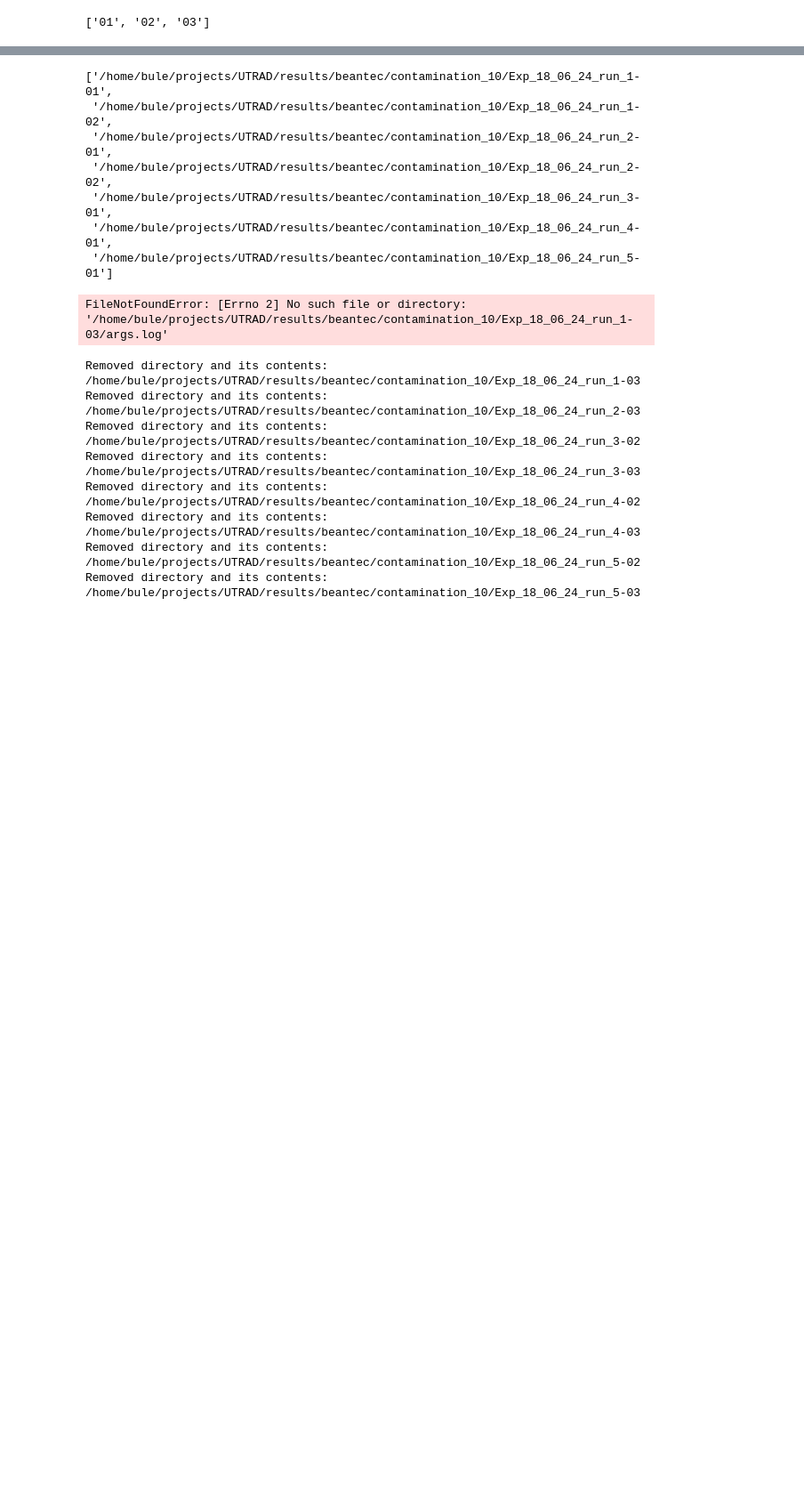
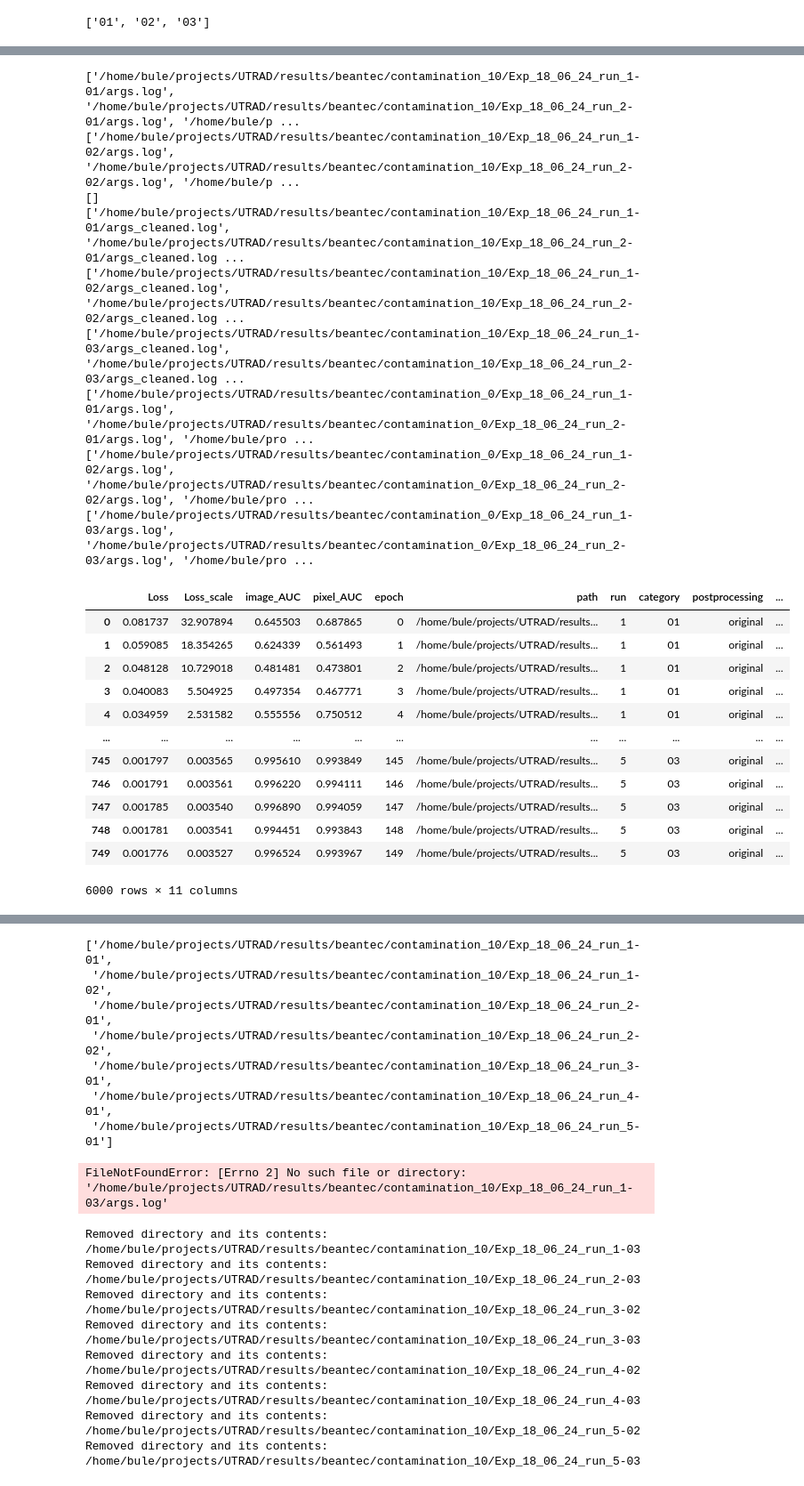
Before and after one commit to buehlpa/UTRAD, a Jupyter notebook: inspect_training_val_beantec.ipynb, the cells around one changed output, grey strips where cells are left out. Shown at 89% size. Drawn from its saved outputs; the diff is of its cells as text; code cells hidden in the pictures; blank space fills up the shorter version.

```diff
--- a/inspect_training_val_beantec.ipynb
+++ b/inspect_training_val_beantec.ipynb
@@ -168,0 +169,68 @@ plt.show()
+# %%
+def read_all_log_info(root= '/home/bule/projects/UTRAD/results/mvtec/',log='args.log',exp_name= "Exp_07_06",contamination='10',setting='contaminated',run_range= np.arange(1,6),postprocessing='original',CONFIG_PATH='/home/bule/projects/UTRAD/configurations/mvtec.json'):
+
+    if log=='args_cleaned.log' and contamination=='10' and setting=='contaminated':
+        raise ValueError('This function is not intended for cleaned logs with contamination 10 , setting should be clean_reduced')
+
+    root=os.path.join(root, f'contamination_{contamination}')
+    with open(CONFIG_PATH, 'r') as file:
+        conf = json.load(file)
+
+    category_list= list(conf['anomaly_categories'].keys())
+    res_df=[]
+    for category in category_list:
+        logfile_paths= []
+        runs=[]
+        logfile_path_names=[]
+        for run in run_range:
+
+            logfile_path= os.path.join(root, f'{exp_name}_run_{run}-{str(category)}', log)
+            if os.path.exists(logfile_path):
+                if len(read_training_scores(logfile_path)['Loss'] )==150:
+                    logfile_paths.append(logfile_path)
+                    logfile_path_names.extend([logfile_path]*150)
+                    runs.extend([run]*150)
+        print(logfile_paths)
+        if len(logfile_paths)==0:
+            continue
+        else:
+            allrows_df=all_results_conc(logfile_paths)
+            allrows_df['path']=logfile_path_names
+            allrows_df['run']=runs
+            allrows_df['category']= [category]*len(allrows_df)
+            allrows_df['postprocessing']= [postprocessing]*len(allrows_df)
+            allrows_df['contamination']= [contamination]*len(allrows_df)
+            allrows_df['setting']= [setting]*len(allrows_df)
+            res_df.append(allrows_df)
+
+    return  pd.concat(res_df)
+
+allrows_df_end_cont=         read_all_log_info(root= '/home/bule/projects/UTRAD/results/beantec/',log='args.log',exp_name= "Exp_18_06_24",contamination='10',setting='contaminated',run_range= np.arange(1,6),postprocessing='original',CONFIG_PATH='/home/bule/projects/UTRAD/configurations/beantec.json')
+allrows_df_end_clean_reduced=read_all_log_info(root= '/home/bule/projects/UTRAD/results/beantec/',log='args_cleaned.log',exp_name= "Exp_18_06_24",contamination='10',setting='clean_reduced',run_range= np.arange(1,6),postprocessing='original',CONFIG_PATH='/home/bule/projects/UTRAD/configurations/beantec.json')
+allrows_df_end_clean=        read_all_log_info(root= '/home/bule/projects/UTRAD/results/beantec/',log='args.log',exp_name= "Exp_18_06_24",contamination='0',setting='clean',run_range= np.arange(1,6),postprocessing='original',CONFIG_PATH='/home/bule/projects/UTRAD/configurations/beantec.json')
+
+allres=pd.concat([allrows_df_end_cont,allrows_df_end_clean_reduced,allrows_df_end_clean])
+allres
+# %% [output]
+['/home/bule/projects/UTRAD/results/beantec/contamination_10/Exp_18_06_24_run_1-01/args.log', '/home/bule/projects/UTRAD/results/beantec/contamination_10/Exp_18_06_24_run_2-01/args.log', '/home/bule/p ...
+['/home/bule/projects/UTRAD/results/beantec/contamination_10/Exp_18_06_24_run_1-02/args.log', '/home/bule/projects/UTRAD/results/beantec/contamination_10/Exp_18_06_24_run_2-02/args.log', '/home/bule/p ...
+[]
+['/home/bule/projects/UTRAD/results/beantec/contamination_10/Exp_18_06_24_run_1-01/args_cleaned.log', '/home/bule/projects/UTRAD/results/beantec/contamination_10/Exp_18_06_24_run_2-01/args_cleaned.log ...
+['/home/bule/projects/UTRAD/results/beantec/contamination_10/Exp_18_06_24_run_1-02/args_cleaned.log', '/home/bule/projects/UTRAD/results/beantec/contamination_10/Exp_18_06_24_run_2-02/args_cleaned.log ...
+['/home/bule/projects/UTRAD/results/beantec/contamination_10/Exp_18_06_24_run_1-03/args_cleaned.log', '/home/bule/projects/UTRAD/results/beantec/contamination_10/Exp_18_06_24_run_2-03/args_cleaned.log ...
+['/home/bule/projects/UTRAD/results/beantec/contamination_0/Exp_18_06_24_run_1-01/args.log', '/home/bule/projects/UTRAD/results/beantec/contamination_0/Exp_18_06_24_run_2-01/args.log', '/home/bule/pro ...
+['/home/bule/projects/UTRAD/results/beantec/contamination_0/Exp_18_06_24_run_1-02/args.log', '/home/bule/projects/UTRAD/results/beantec/contamination_0/Exp_18_06_24_run_2-02/args.log', '/home/bule/pro ...
+['/home/bule/projects/UTRAD/results/beantec/contamination_0/Exp_18_06_24_run_1-03/args.log', '/home/bule/projects/UTRAD/results/beantec/contamination_0/Exp_18_06_24_run_2-03/args.log', '/home/bule/pro ...
+|  | Loss | Loss_scale | image_AUC | pixel_AUC | epoch | path | run | category | postprocessing | ... |
+| 0 | 0.081737 | 32.907894 | 0.645503 | 0.687865 | 0 | /home/bule/projects/UTRAD/results... | 1 | 01 | original | ... |
+| 1 | 0.059085 | 18.354265 | 0.624339 | 0.561493 | 1 | /home/bule/projects/UTRAD/results... | 1 | 01 | original | ... |
+| 2 | 0.048128 | 10.729018 | 0.481481 | 0.473801 | 2 | /home/bule/projects/UTRAD/results... | 1 | 01 | original | ... |
+| 3 | 0.040083 | 5.504925 | 0.497354 | 0.467771 | 3 | /home/bule/projects/UTRAD/results... | 1 | 01 | original | ... |
+| 4 | 0.034959 | 2.531582 | 0.555556 | 0.750512 | 4 | /home/bule/projects/UTRAD/results... | 1 | 01 | original | ... |
+| ... | ... | ... | ... | ... | ... | ... | ... | ... | ... | ... |
+| 745 | 0.001797 | 0.003565 | 0.995610 | 0.993849 | 145 | /home/bule/projects/UTRAD/results... | 5 | 03 | original | ... |
+| 746 | 0.001791 | 0.003561 | 0.996220 | 0.994111 | 146 | /home/bule/projects/UTRAD/results... | 5 | 03 | original | ... |
+| 747 | 0.001785 | 0.003540 | 0.996890 | 0.994059 | 147 | /home/bule/projects/UTRAD/results... | 5 | 03 | original | ... |
+| 748 | 0.001781 | 0.003541 | 0.994451 | 0.993843 | 148 | /home/bule/projects/UTRAD/results... | 5 | 03 | original | ... |
+| 749 | 0.001776 | 0.003527 | 0.996524 | 0.993967 | 149 | /home/bule/projects/UTRAD/results... | 5 | 03 | original | ... |
+6000 rows × 11 columns
```
Also changed, not shown: parts of 4 cells of this notebook, 4 other files.
